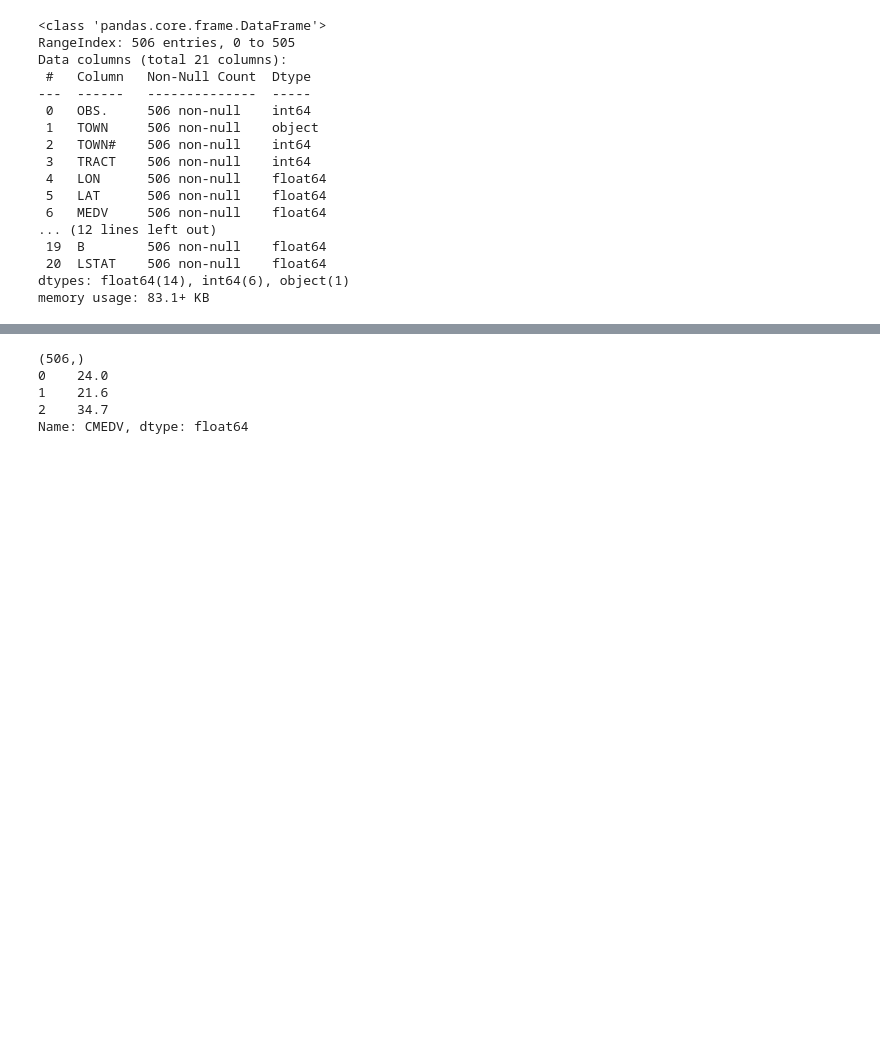
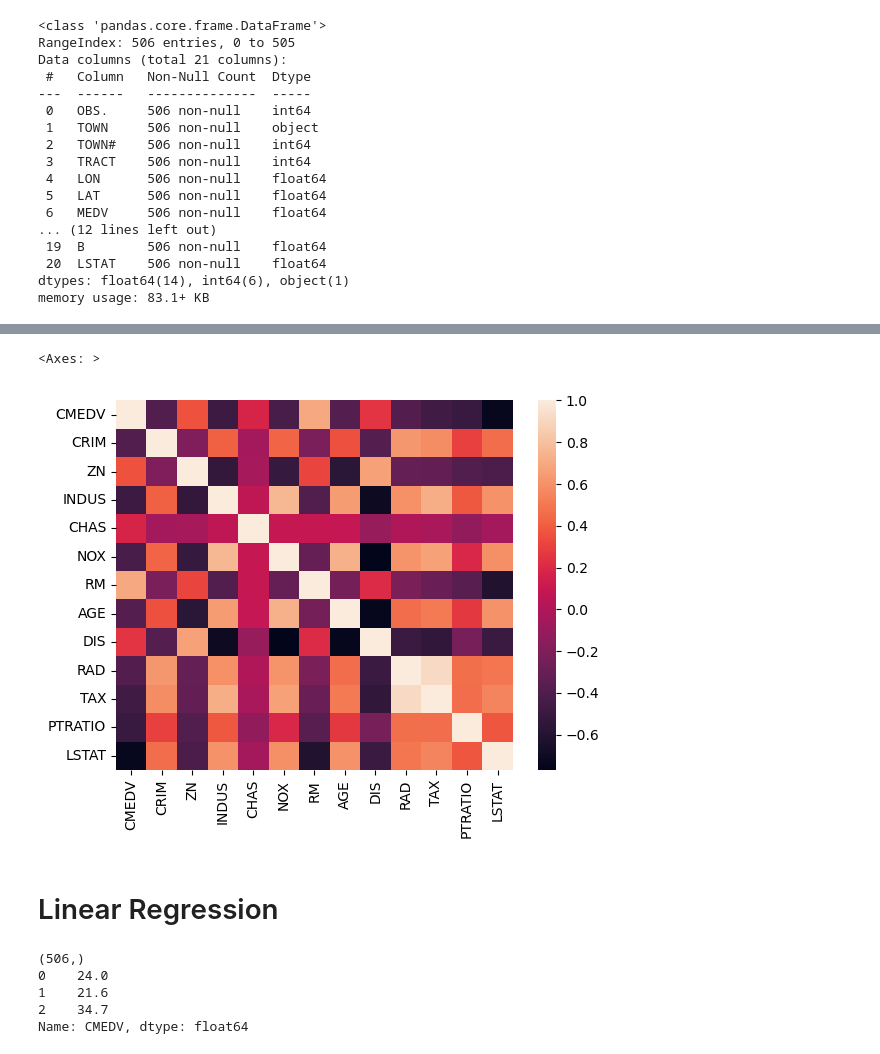
Before and after one commit to jpmckeown/ML-methods-demo, a Jupyter notebook: methods_demo.ipynb, the cells around one changed output, grey strips where cells are left out. Cells and saved outputs as stored; diff of their text form; code cells hidden in the pictures; blank space fills up the shorter version.

```diff
--- a/methods_demo.ipynb
+++ b/methods_demo.ipynb
@@ -49,3 +73,10 @@ memory usage: 83.1+ KB
+# %%
+sns.heatmap(df.corr())
+# %% [output]
+<Axes: >
+[figure, added]
+# %% [markdown]
+# Linear Regression
 # %%
 # CMEDV = corrected median house value
 y = df.CMEDV
```
Also changed, not shown: parts of 27 cells of this notebook.
